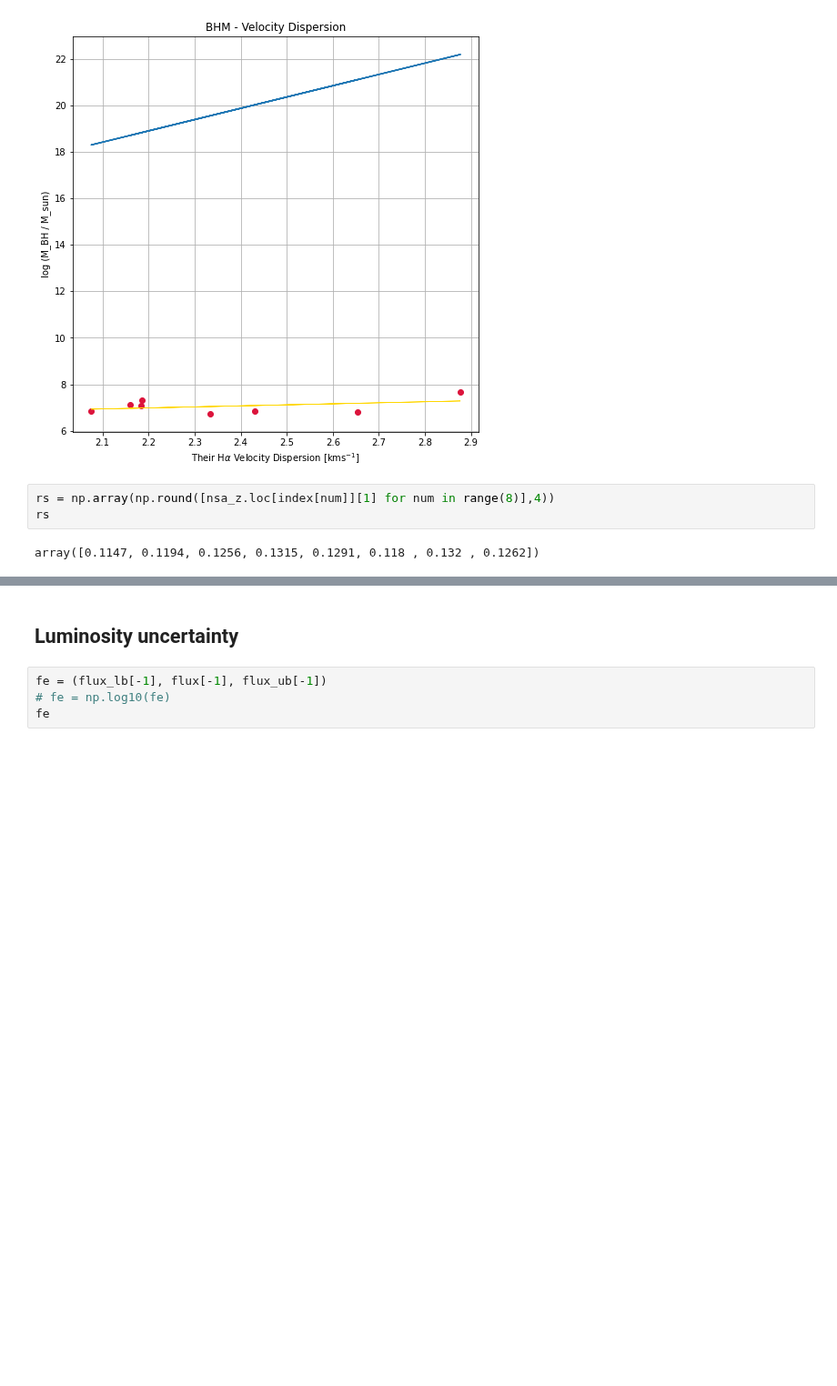
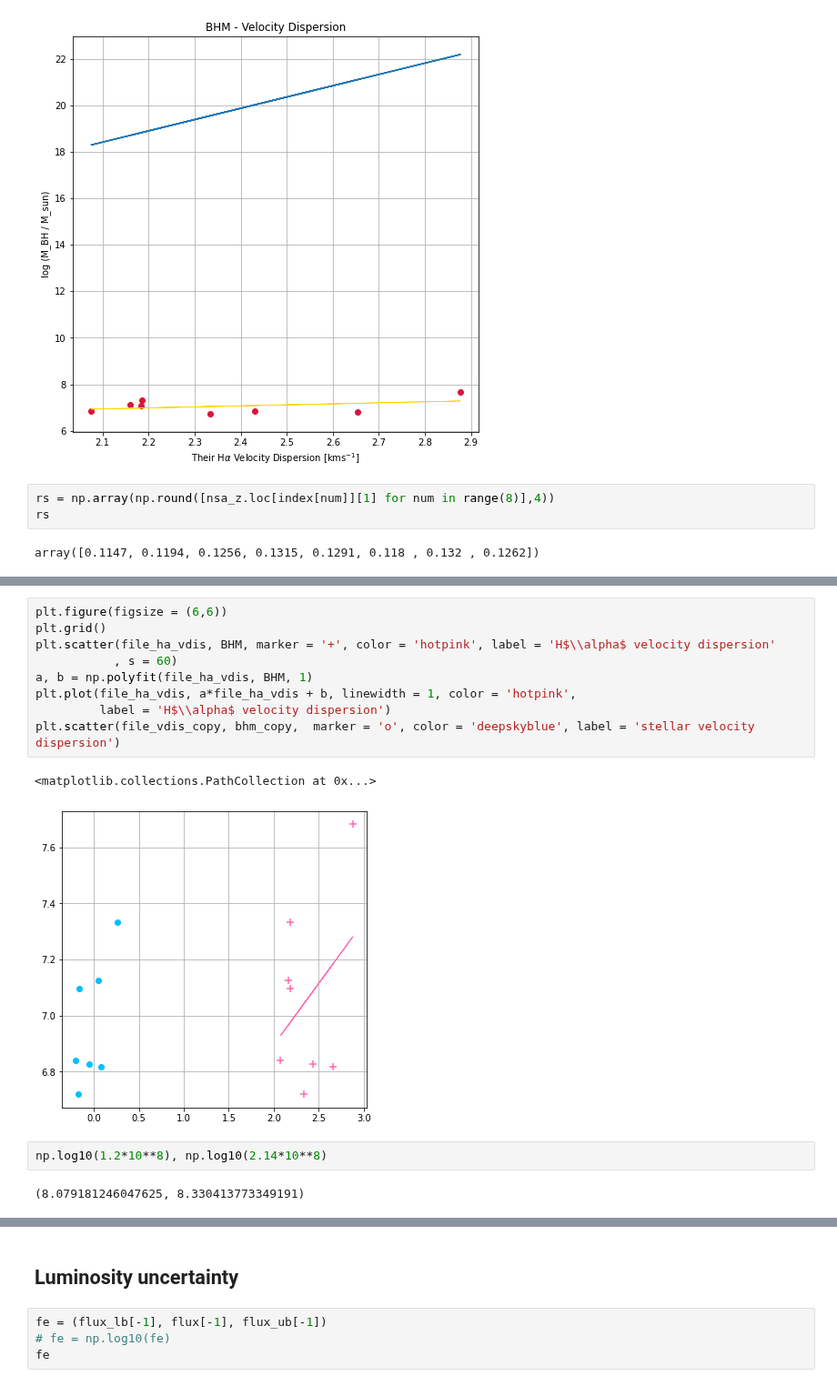
Before and after one commit to Natacha-U/Snr-Prj, a Jupyter notebook: Display_Results.ipynb, the cells around one changed output, grey strips where cells are left out. Shown at 91% size. Saved outputs shown, nothing was run; the diff lists cells and outputs as text; blank space fills up the shorter version.

```diff
--- a/Display_Results.ipynb
+++ b/Display_Results.ipynb
@@ -620,0 +699,16 @@ array([0.1147, 0.1194, 0.1256, 0.1315, 0.1291, 0.118 , 0.132 , 0.1262])
+# %%
+plt.figure(figsize = (6,6))
+plt.grid()
+plt.scatter(file_ha_vdis, BHM, marker = '+', color = 'hotpink', label = 'H$\\alpha$ velocity dispersion'
+           , s = 60)
+a, b = np.polyfit(file_ha_vdis, BHM, 1)
+plt.plot(file_ha_vdis, a*file_ha_vdis + b, linewidth = 1, color = 'hotpink',
+         label = 'H$\\alpha$ velocity dispersion')
+plt.scatter(file_vdis_copy, bhm_copy,  marker = 'o', color = 'deepskyblue', label = 'stellar velocity dispersion')
+# %% [output]
+<matplotlib.collections.PathCollection at 0x...>
+[figure, added]
+# %%
+np.log10(1.2*10**8), np.log10(2.14*10**8)
+# %% [output]
+(8.079181246047625, 8.330413773349191)
```
Also changed, not shown: parts of 4 cells of this notebook, 3 other files.
